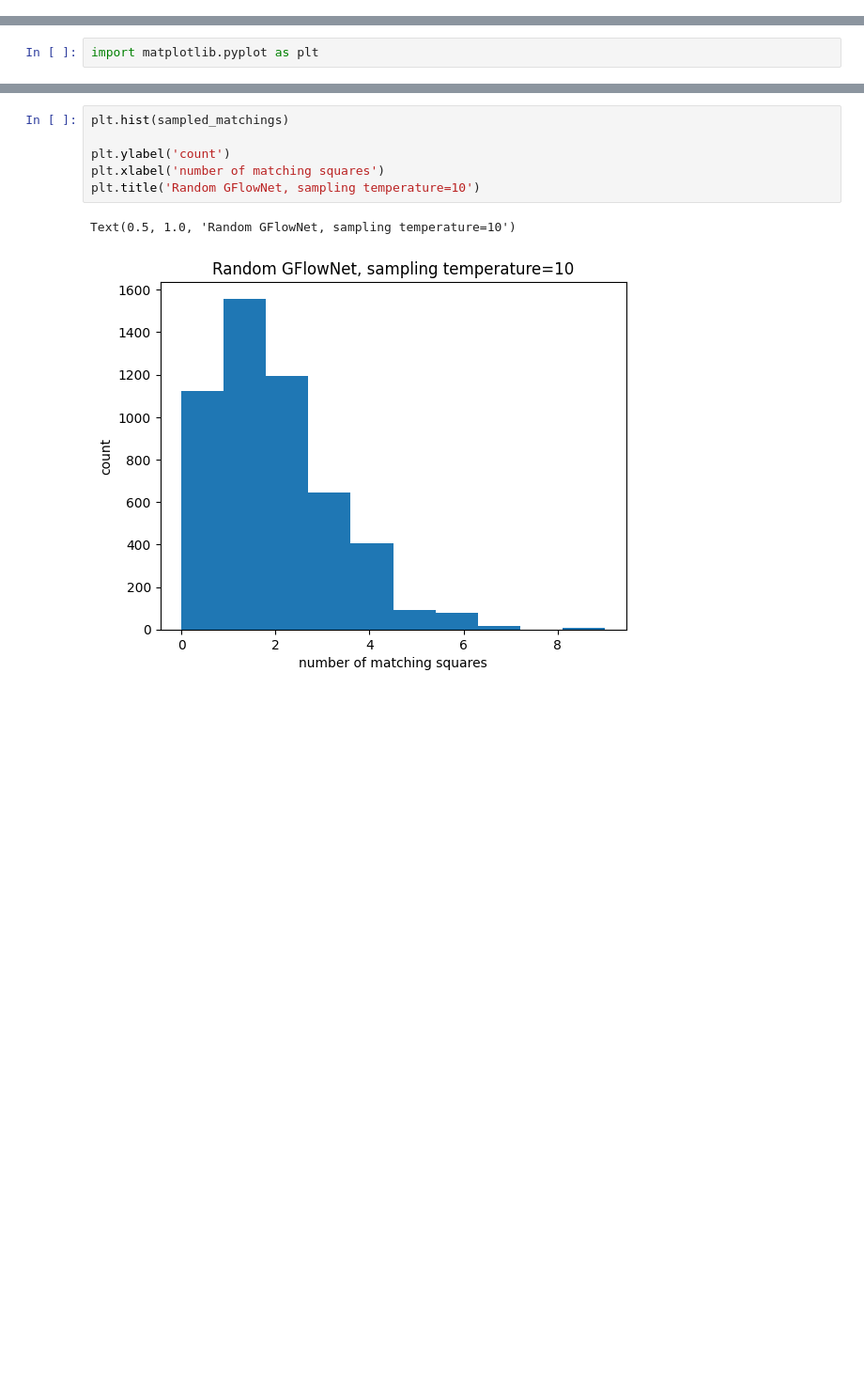
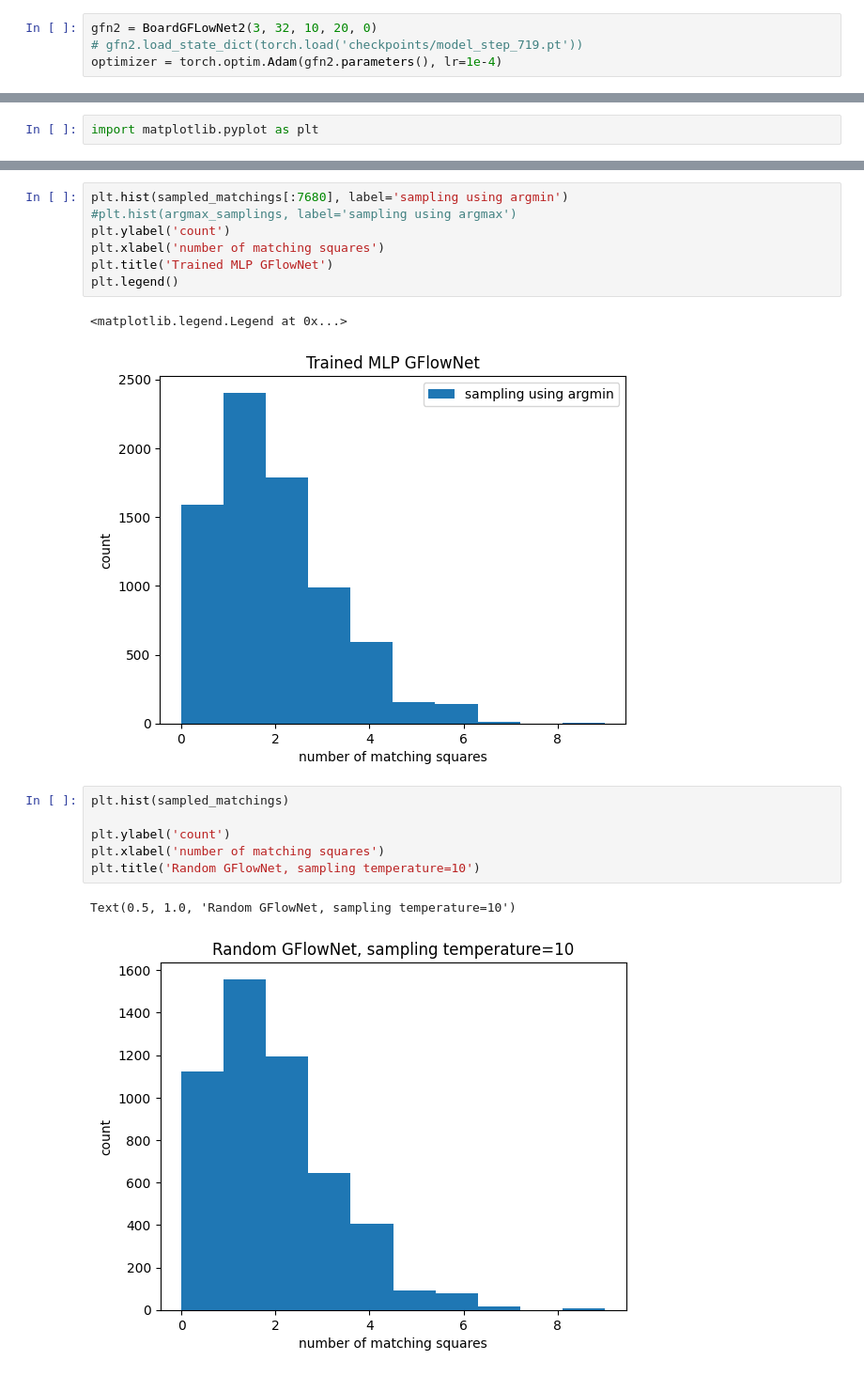
Before and after one commit to andrzeng/gflowgame, a Jupyter notebook: helloworld.ipynb, the cells around one changed output, grey strips where cells are left out. Shown at 94% size. Cells and saved outputs as stored; diff of their text form; blank space fills up the shorter version.

```diff
--- a/helloworld.ipynb
+++ b/helloworld.ipynb
@@ -1 +82,5 @@
+# %%
+gfn2 = BoardGFLowNet2(3, 32, 10, 20, 0)
+# gfn2.load_state_dict(torch.load('checkpoints/model_step_719.pt'))
+optimizer = torch.optim.Adam(gfn2.parameters(), lr=1e-4)
 # %%
@@ -265,3 +365,13 @@ import matplotlib.pyplot as plt
+# %%
+plt.hist(sampled_matchings[:7680], label='sampling using argmin')
+#plt.hist(argmax_samplings, label='sampling using argmax')
+plt.ylabel('count')
+plt.xlabel('number of matching squares')
+plt.title('Trained MLP GFlowNet')
+plt.legend()
+# %% [output]
+<matplotlib.legend.Legend at 0x...>
+[figure, added]
 # %%
 plt.hist(sampled_matchings)
 
```
Also changed, not shown: parts of 29 cells of this notebook, 4 other files.
